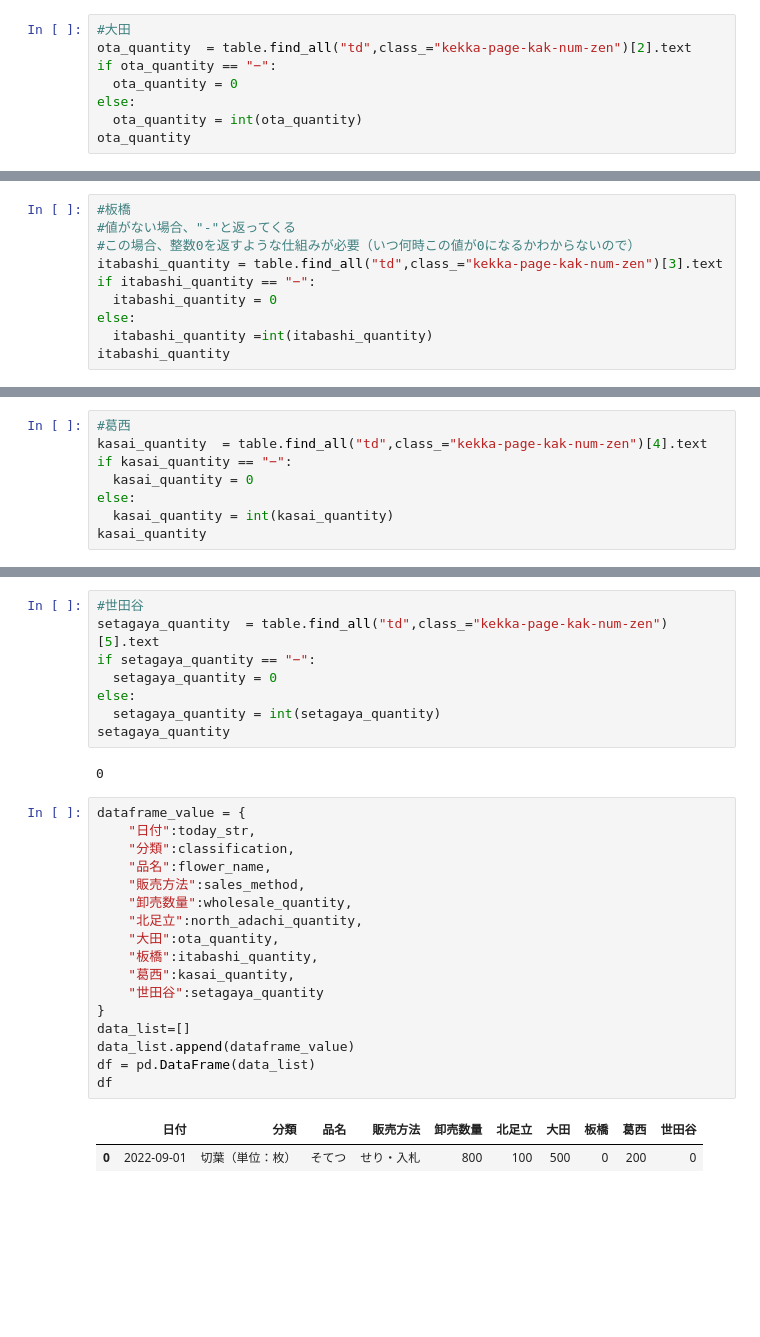
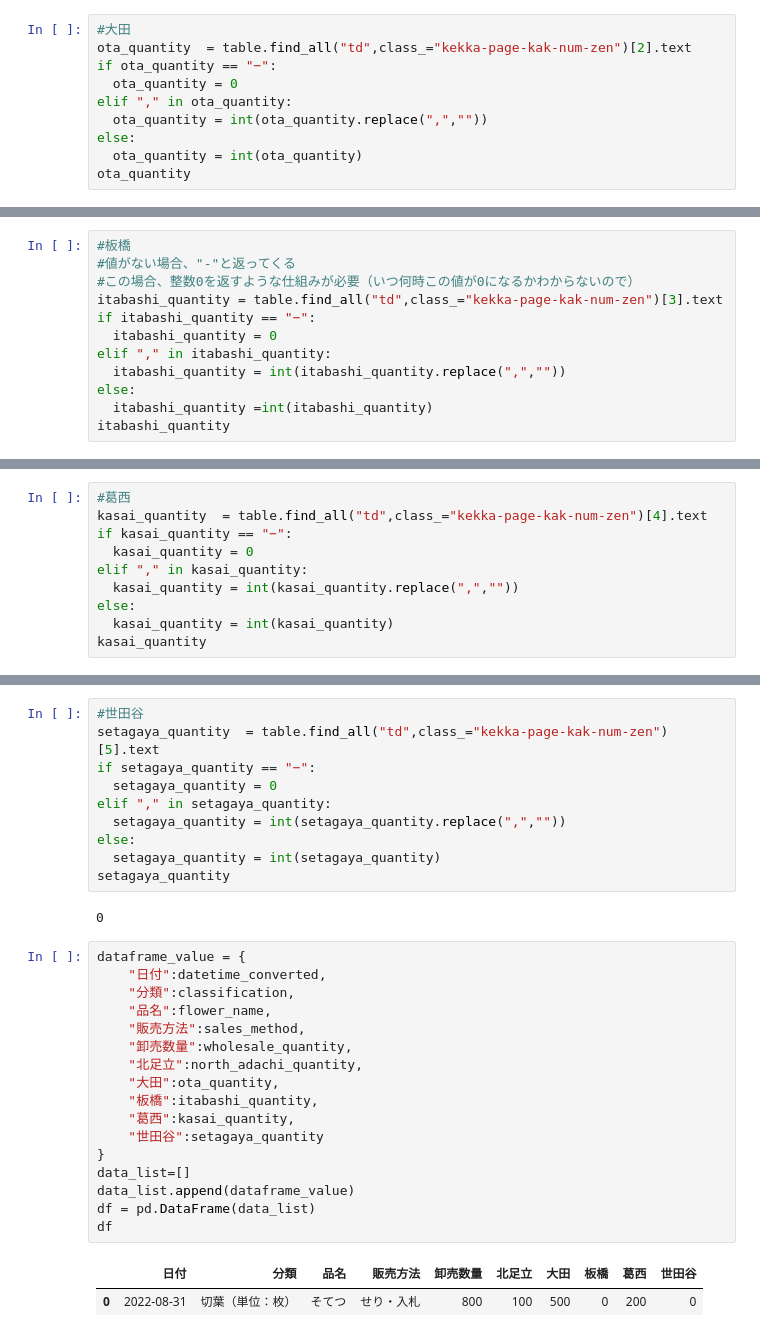
Before and after one commit to prizmalty/flower_auction, a Jupyter notebook: 花き_データ可視化.ipynb, the cells around one changed output, grey strips where cells are left out. Cells and saved outputs as stored; diff of their text form; blank space fills up the shorter version.

```diff
--- a/花き_データ可視化.ipynb
+++ b/花き_データ可視化.ipynb
@@ -153,6 +213,8 @@ north_adachi_quantity
 ota_quantity  = table.find_all("td",class_="kekka-page-kak-num-zen")[2].text
 if ota_quantity == "−":
   ota_quantity = 0
+elif "," in ota_quantity:
+  ota_quantity = int(ota_quantity.replace(",",""))
 else:
   ota_quantity = int(ota_quantity)
 ota_quantity
@@ -165,6 +227,8 @@ ota_quantity
 itabashi_quantity = table.find_all("td",class_="kekka-page-kak-num-zen")[3].text
 if itabashi_quantity == "−":
   itabashi_quantity = 0
+elif "," in itabashi_quantity:
+  itabashi_quantity = int(itabashi_quantity.replace(",",""))
 else:
   itabashi_quantity =int(itabashi_quantity)
 itabashi_quantity
@@ -175,6 +239,8 @@ itabashi_quantity
 kasai_quantity  = table.find_all("td",class_="kekka-page-kak-num-zen")[4].text
 if kasai_quantity == "−":
   kasai_quantity = 0
+elif "," in kasai_quantity:
+  kasai_quantity = int(kasai_quantity.replace(",",""))
 else:
   kasai_quantity = int(kasai_quantity)
 kasai_quantity
@@ -185,6 +251,8 @@ kasai_quantity
 setagaya_quantity  = table.find_all("td",class_="kekka-page-kak-num-zen")[5].text
 if setagaya_quantity == "−":
   setagaya_quantity = 0
+elif "," in setagaya_quantity:
+  setagaya_quantity = int(setagaya_quantity.replace(",",""))
 else:
   setagaya_quantity = int(setagaya_quantity)
 setagaya_quantity
@@ -192,21 +260,21 @@ setagaya_quantity
 0
 # %%
 dataframe_value = {
-    "日付":today_str,
+    "日付":datetime_converted,
     "分類":classification,
     "品名":flower_name,
     "販売方法":sales_method,
     "卸売数量":wholesale_quantity,
     "北足立":north_adachi_quantity,
     "大田":ota_quantity,
     "板橋":itabashi_quantity,
     "葛西":kasai_quantity,
     "世田谷":setagaya_quantity
 }
 data_list=[]
 data_list.append(dataframe_value)
 df = pd.DataFrame(data_list)
 df
 # %% [output]
 |  | 日付 | 分類 | 品名 | 販売方法 | 卸売数量 | 北足立 | 大田 | 板橋 | 葛西 | 世田谷 |
-| 0 | 2022-09-01 | 切葉（単位：枚） | そてつ | せり・入札 | 800 | 100 | 500 | 0 | 200 | 0 |
+| 0 | 2022-08-31 | 切葉（単位：枚） | そてつ | せり・入札 | 800 | 100 | 500 | 0 | 200 | 0 |
```
Also changed, not shown: parts of 11 cells of this notebook.
